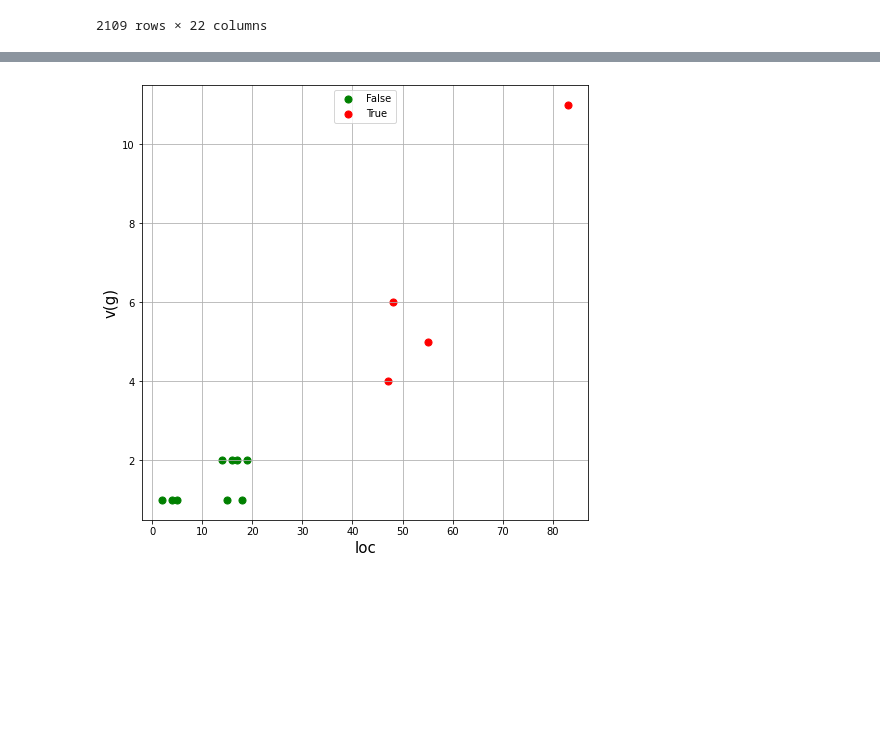
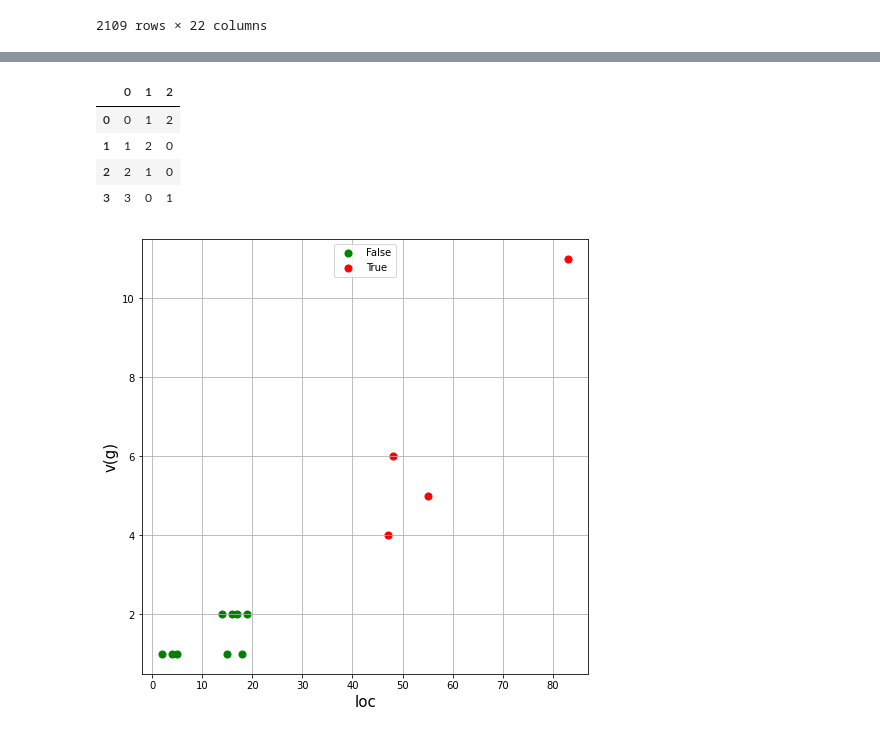
Before and after one commit to Fajaragst/Skripsi-code, a Jupyter notebook: Eksperimen/SMOTE/Untitled1.ipynb, the cells around one changed output, grey strips where cells are left out. Saved outputs shown, nothing was run; the diff lists cells and outputs as text; code cells hidden in the pictures; blank space fills up the shorter version.

```diff
--- a/Eksperimen/SMOTE/Untitled1.ipynb
+++ b/Eksperimen/SMOTE/Untitled1.ipynb
@@ -48,3 +48,11 @@ neigh.kneighbors(data_sample[['loc','v(g)','class']].loc[data_sample['class'] ==
+# %%
+pd.DataFrame(nn[1])
+# %% [output]
+|  | 0 | 1 | 2 |
+| 0 | 0 | 1 | 2 |
+| 1 | 1 | 2 | 0 |
+| 2 | 2 | 1 | 0 |
+| 3 | 3 | 0 | 1 |
 # %%
 # i += 1
 # print(i)
```
Also changed, not shown: parts of 13 cells of this notebook, 8 other files.
